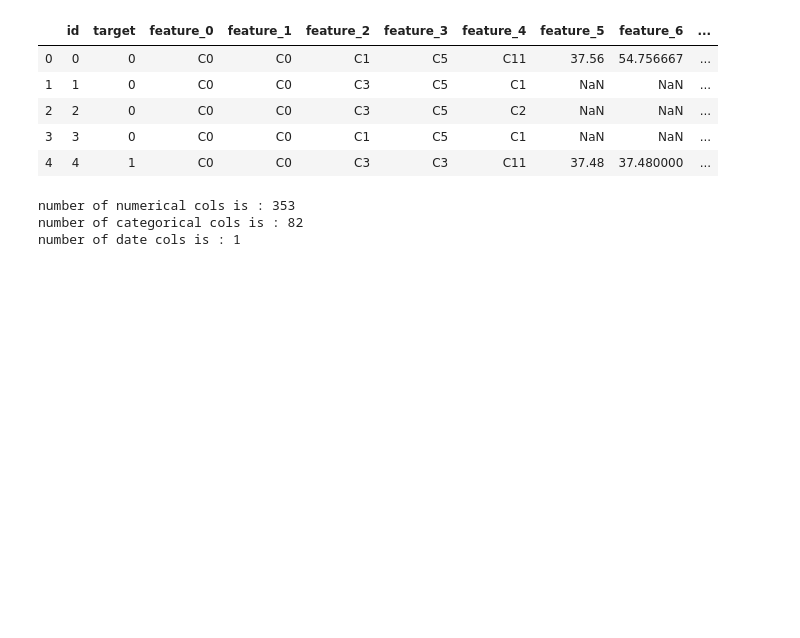
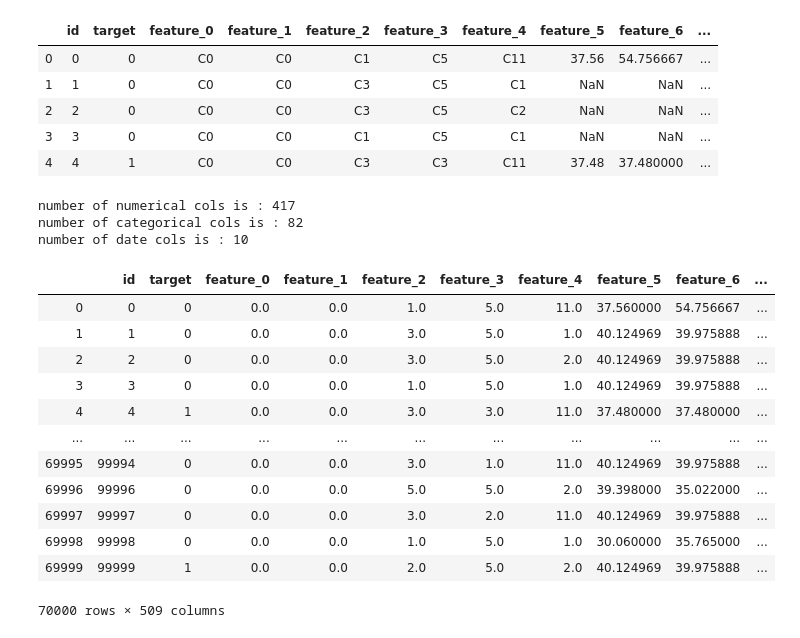
Before and after one commit to ilyasssed/Netflix-Appetency, a Jupyter notebook: Classification.ipynb, the cells around one changed output. Saved outputs shown, nothing was run; the diff lists cells and outputs as text; code cells hidden in the pictures; blank space fills up the shorter version.

```diff
--- a/Classification.ipynb
+++ b/Classification.ipynb
@@ -817,25 +818,50 @@ df_nn.head()
 | 2 | 2 | 0 | C0 | C0 | C3 | C5 | C2 | NaN | NaN | ... |
 | 3 | 3 | 0 | C0 | C0 | C1 | C5 | C1 | NaN | NaN | ... |
 | 4 | 4 | 1 | C0 | C0 | C3 | C3 | C11 | 37.48 | 37.480000 | ... |
+# %%
+# Create a list of numerical and categorical features
+list_columns = list(df_nn.columns)
+numerical_cols = []
+categorical_cols = []
+dates = []
+for column in list_columns:
+    if df_nn[column].dtype == 'int64' or df_nn[column].dtype == 'float64':
+        df_nn[column].fillna(df_nn[column].mean())
+        numerical_cols.append(column)
+    elif '/' in df_nn[column][df_nn[column].first_valid_index()]:
+        dates.append(column)
+        df_nn[column] = pd.to_datetime(df_nn[column])
+        df_nn[column].fillna(df_nn[column].min())
+        df_nn[column] = (df_nn[column] - df_nn[column].min()).dt.total_seconds()
+
+    else:
+        categorical_cols.append(column)
+        df_nn[column] = df_nn[column].map(lambda x: float(x[1:]))
+        df_nn[column] = df_nn[column].fillna(df_nn[column].mean())
+print(f"number of numerical cols is : {len(numerical_cols)}")
+print(f"number of categorical cols is : {len(categorical_cols)}")
+print(f"number of date cols is : {len(dates)}")
+# %% [output]
+number of numerical cols is : 417
+number of categorical cols is : 82
+number of date cols is : 10
+# %%
+df_nn = df_nn.fillna(df_nn.mean())
+# %%
+df_nn
+# %% [output]
+|  | id | target | feature_0 | feature_1 | feature_2 | feature_3 | feature_4 | feature_5 | feature_6 | ... |
+| 0 | 0 | 0 | 0.0 | 0.0 | 1.0 | 5.0 | 11.0 | 37.560000 | 54.756667 | ... |
+| 1 | 1 | 0 | 0.0 | 0.0 | 3.0 | 5.0 | 1.0 | 40.124969 | 39.975888 | ... |
+| 2 | 2 | 0 | 0.0 | 0.0 | 3.0 | 5.0 | 2.0 | 40.124969 | 39.975888 | ... |
+| 3 | 3 | 0 | 0.0 | 0.0 | 1.0 | 5.0 | 1.0 | 40.124969 | 39.975888 | ... |
+| 4 | 4 | 1 | 0.0 | 0.0 | 3.0 | 3.0 | 11.0 | 37.480000 | 37.480000 | ... |
+| ... | ... | ... | ... | ... | ... | ... | ... | ... | ... | ... |
+| 69995 | 99994 | 0 | 0.0 | 0.0 | 3.0 | 1.0 | 11.0 | 40.124969 | 39.975888 | ... |
+| 69996 | 99996 | 0 | 0.0 | 0.0 | 5.0 | 5.0 | 2.0 | 39.398000 | 35.022000 | ... |
+| 69997 | 99997 | 0 | 0.0 | 0.0 | 3.0 | 2.0 | 11.0 | 40.124969 | 39.975888 | ... |
+| 69998 | 99998 | 0 | 0.0 | 0.0 | 1.0 | 5.0 | 1.0 | 30.060000 | 35.765000 | ... |
+| 69999 | 99999 | 1 | 0.0 | 0.0 | 2.0 | 5.0 | 2.0 | 40.124969 | 39.975888 | ... |
+70000 rows × 509 columns
 # %%
 df_nn = df_nn.dropna(axis = 1)
-# %%
-# Create a list of numerical and categorical features
-list_columns = list(df_nn.columns)
-numerical_cols = []
-categorical_cols = []
-dates = []
-for column in list_columns:
-    if df_nn[column].dtype == 'int64' or df_nn[column].dtype == 'float64':
-        numerical_cols.append(column)
-    elif '/' in df_nn[column][0]:
-        dates.append(column)
-    else:
-        categorical_cols.append(column)
-print(f"number of numerical cols is : {len(numerical_cols)}")
-print(f"number of categorical cols is : {len(categorical_cols)}")
-print(f"number of date cols is : {len(dates)}")
-# %% [output]
-number of numerical cols is : 353
-number of categorical cols is : 82
-number of date cols is : 1
```
Also changed, not shown: parts of 23 cells of this notebook.
